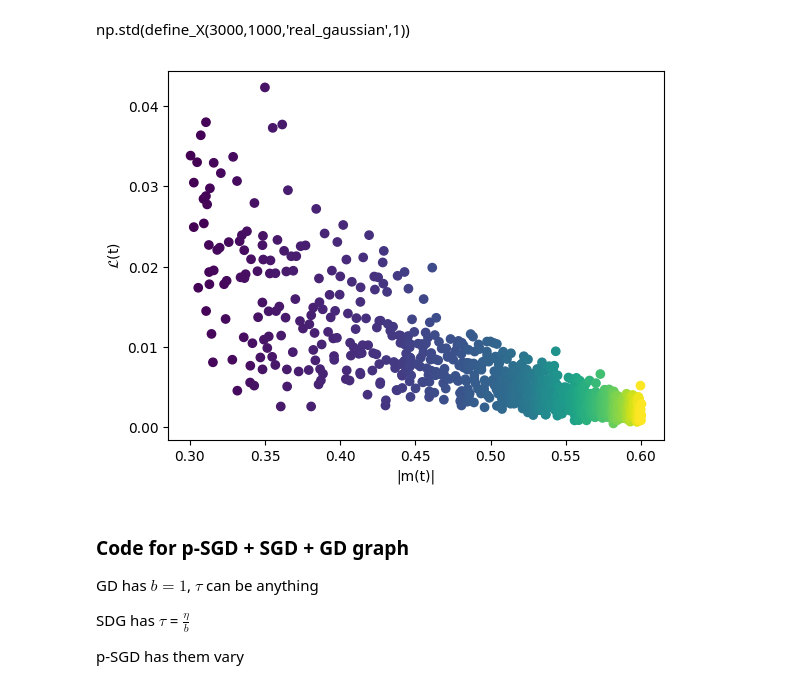
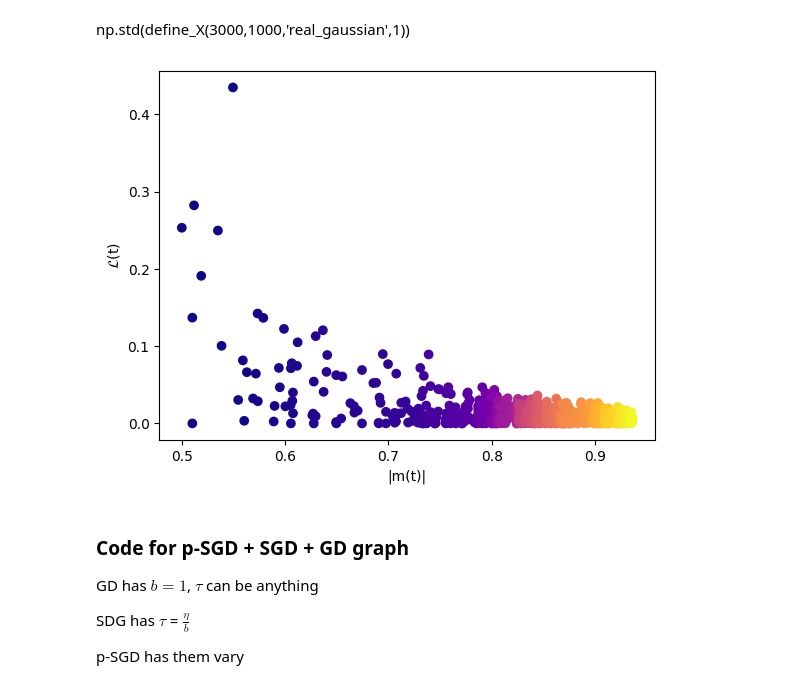
Before and after one commit to leofluck/complex_phase_retrieval, a Jupyter notebook: complex_p_r_implementation.ipynb, the cells around one changed output. Cells and saved outputs as stored; diff of their text form; code cells hidden in the pictures.

```diff
--- a/complex_p_r_implementation.ipynb
+++ b/complex_p_r_implementation.ipynb
@@ -360,29 +360,29 @@ def plot_magLoss_iter(m_norm_all, loss_all, iter_max):
     plt.show()
 # %%
 def plot_mag_loss(m_norm_all, loss_all):
-    plt.scatter(m_norm_all,loss_all,c=np.linspace(0,255,len(m_norm_all)))
+    plt.scatter(m_norm_all,loss_all,c=np.arange(len(m_norm_all)),cmap='plasma')
     plt.xlabel('|m(t)|')
     plt.ylabel('$\mathcal{L}$(t)')
     plt.show()
 # %%
 #main
 
-N = 300
-d = 100
+N = 30
+d = 10
 eta = 0.5 # eta must be smaller than tau
 tau = 5 # b must be bigger than eta/(tau+eta)
 b = 0.1
 m_0 = 0.2
 iter_max = 1e3
 isComplex = True
 np_rd_seed = 0 # for the results to be reproductible
 
 
 m_norm_all, loss_all = loop(N, d, eta, tau, b, m_0, iter_max, isComplex, np_rd_seed)
 
 plot_mag_loss(m_norm_all, loss_all)
 # %% [output]
-[figure, old version]
+[figure, new version]
 # %% [markdown]
 ### Code for p-SGD + SGD + GD graph
 GD has $b=1$, $\tau$ can be anything
```
